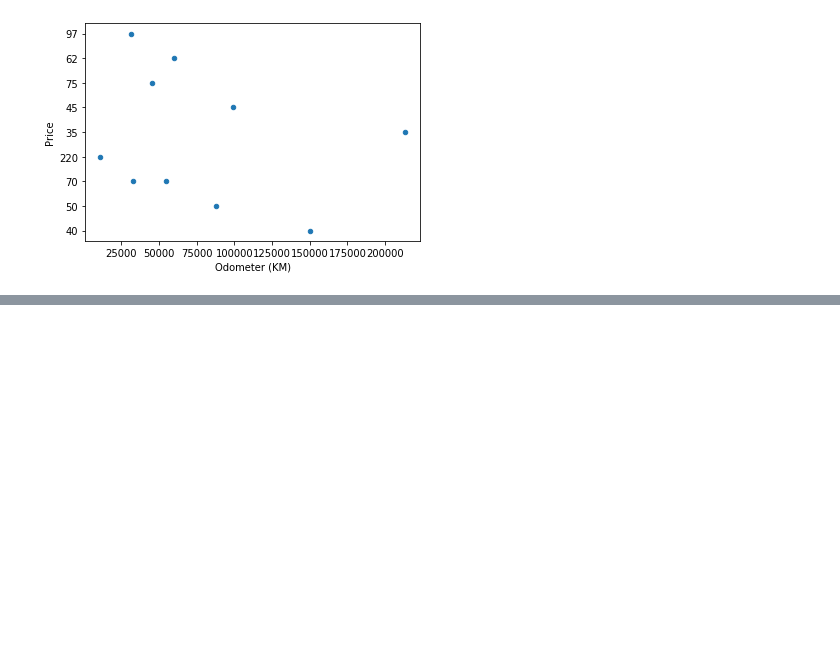
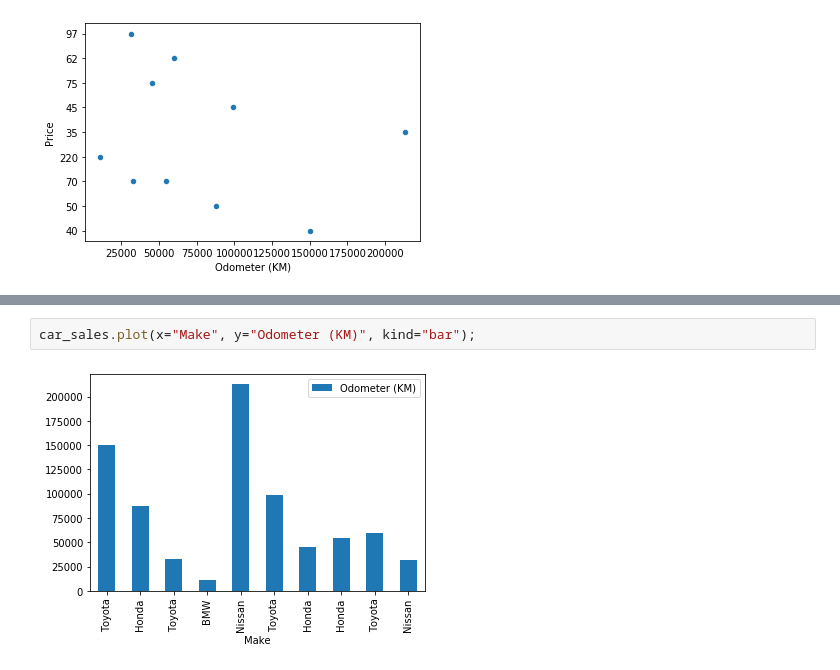
Before and after one commit to yukti845/Data-Science-1, a Jupyter notebook: Day 10/Plotting From Pandas DataFrames.ipynb, the cells around one changed output, grey strips where cells are left out. Drawn from its saved outputs; the diff is of its cells as text; blank space fills up the shorter version.

```diff
--- a/Day 10/Plotting From Pandas DataFrames.ipynb
+++ b/Day 10/Plotting From Pandas DataFrames.ipynb
@@ -144,0 +188,4 @@ car_sales.plot(x="Odometer (KM)", y="Price", kind="scatter")
+# %%
+car_sales.plot(x="Make", y="Odometer (KM)", kind="bar");
+# %% [output]
+[figure, added]
```
Also changed, not shown: parts of 7 cells of this notebook.
